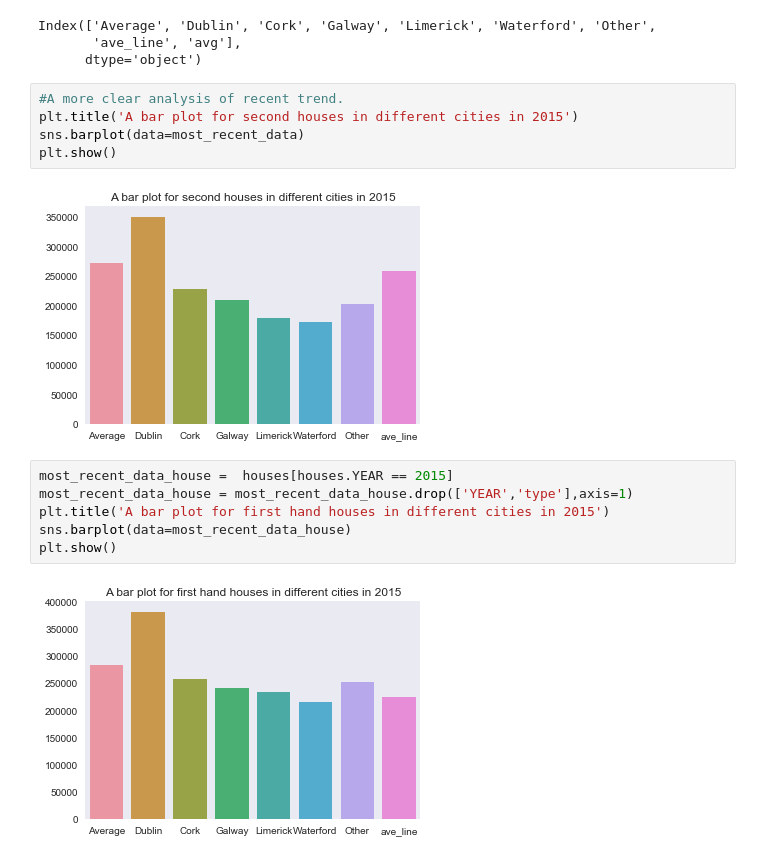
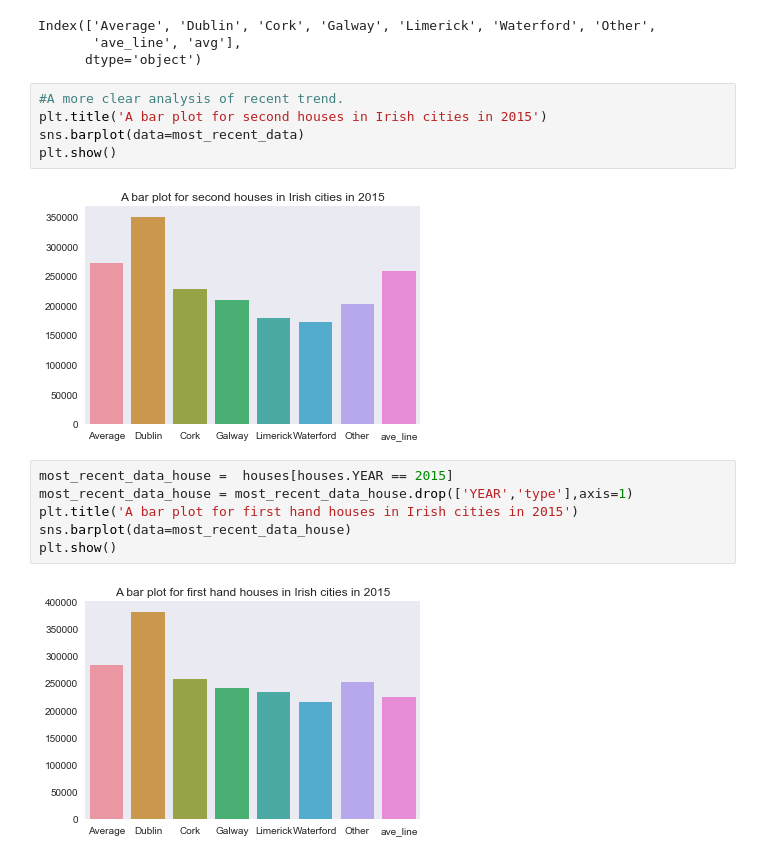
Before and after one commit to dhanya1/housing_data_ireland, a Jupyter notebook: derlinx_internship.ipynb, the cells around one changed output. Saved outputs shown, nothing was run; the diff lists cells and outputs as text.

```diff
--- a/derlinx_internship.ipynb
+++ b/derlinx_internship.ipynb
@@ -385,19 +404,19 @@ Index(['Average', 'Dublin', 'Cork', 'Galway', 'Limerick', 'Waterford', 'Other',
       dtype='object')
 # %%
 #A more clear analysis of recent trend.
-plt.title('A bar plot for second houses in different cities in 2015')
+plt.title('A bar plot for second houses in Irish cities in 2015')
 sns.barplot(data=most_recent_data)
 plt.show()
 # %% [output]
-[figure, old version]
+[figure, new version]
 # %%
 most_recent_data_house =  houses[houses.YEAR == 2015]
 most_recent_data_house = most_recent_data_house.drop(['YEAR','type'],axis=1)
-plt.title('A bar plot for first hand houses in different cities in 2015')
+plt.title('A bar plot for first hand houses in Irish cities in 2015')
 sns.barplot(data=most_recent_data_house)
 plt.show()
 # %% [output]
-[figure, old version]
+[figure, new version]
 # %%
 most_recent_data_apartments =  apartments[apartments.YEAR == 2015]
 most_recent_data_apartments = most_recent_data_apartments.drop(['YEAR','type'],axis=1)
```
Also changed, not shown: parts of 6 cells of this notebook.
